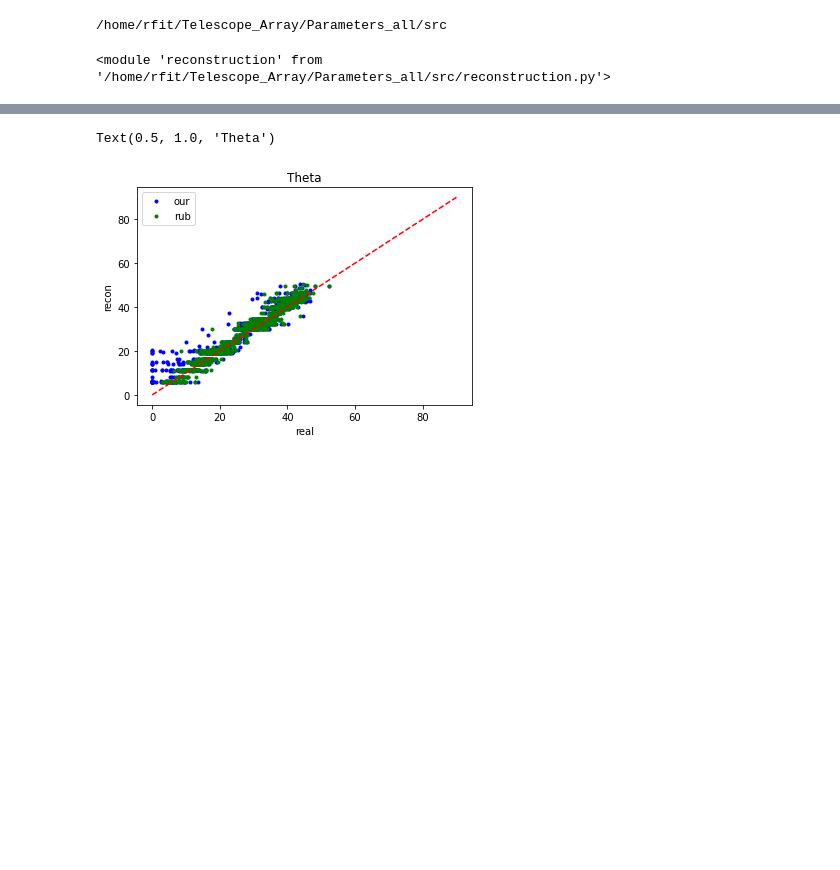
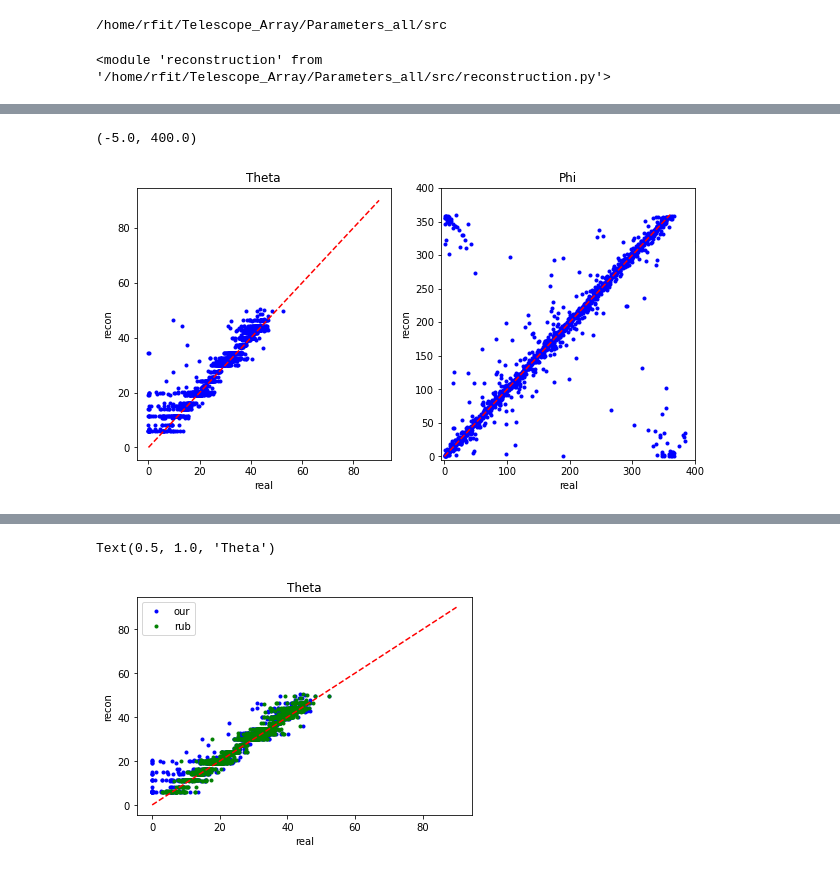
Before and after one commit to fitagdinov/Telescope_Array, a Jupyter notebook: Parameters_all/Notebooks/main_parameters.ipynb, the cells around one changed output, grey strips where cells are left out. Drawn from its saved outputs; the diff is of its cells as text; code cells hidden in the pictures; blank space fills up the shorter version.

```diff
--- a/Parameters_all/Notebooks/main_parameters.ipynb
+++ b/Parameters_all/Notebooks/main_parameters.ipynb
@@ -146,0 +185,40 @@ learning_rate_fn = tf.keras.optimizers.schedules.PiecewiseConstantDecay(
+# %%
+f,ax = plt.subplots(1,2,figsize=(10,5))
+ax[0].plot(tf.math.abs(params_list_2[-1,:,1]*180/3.1415),theta[:,0]*180/3.1415,'b.',label='our')
+# plt.plot(recos[:,0],theta[:,0]*180/3.1415,'g.',label='rub')
+ax[0].plot([0,90],[0,90],'r--')
+# ax[0].legend()
+ax[0].set_xlabel('real')
+ax[0].set_ylabel('recon')
+ax[0].set_title('Theta')
+
+ax[1].plot(tf.math.abs(params_list_2[-1,:,2]*180/3.1415),phi[:,0]*180/3.1415,'b.',label='our')
+# plt.plot(recos[:,1],phi[:,0]*180/3.1415,'g.',label='rub')
+ax[1].plot([0,360],[0,360],'r--')
+# ax[1].legend()
+ax[1].set_xlabel('real')
+ax[1].set_ylabel('recon')
+ax[1].set_title('Phi')
+ax[1].set_xlim(-5,400)
+ax[1].set_ylim(-5,400)
+
+# ax[0].plot(tf.math.abs(params_list[-1,:,1]*180/3.1415),theta[:,0]*180/3.1415,'b.',label='our')
+# # plt.plot(recos[:,0],theta[:,0]*180/3.1415,'g.',label='rub')
+# ax[0].plot([0,90],[0,90],'r--')
+# ax[0].legend()
+# ax[0].set_xlabel('real')
+# ax[0].set_ylabel('recon')
+# ax[0].set_title('Theta')
+
+# ax[1].plot(tf.math.abs(params_list[-1,:,2]*180/3.1415),phi[:,0]*180/3.1415,'b.',label='our')
+# # plt.plot(recos[:,1],phi[:,0]*180/3.1415,'g.',label='rub')
+# ax[1].plot([0,360],[0,360],'r--')
+# ax[1].legend()
+# ax[1].set_xlabel('real')
+# ax[1].set_ylabel('recon')
+# ax[1].set_title('Phi')
+# ax[1].set_xlim(-5,400)
+# ax[1].set_ylim(-5,400)
+# %% [output]
+(-5.0, 400.0)
+[figure, added]
```
Also changed, not shown: parts of 20 cells of this notebook, 7 other files.
